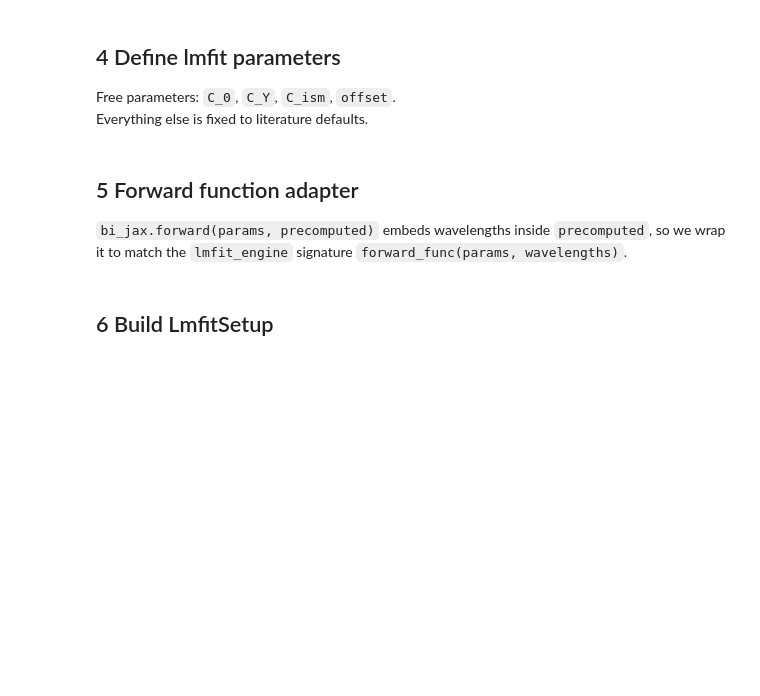
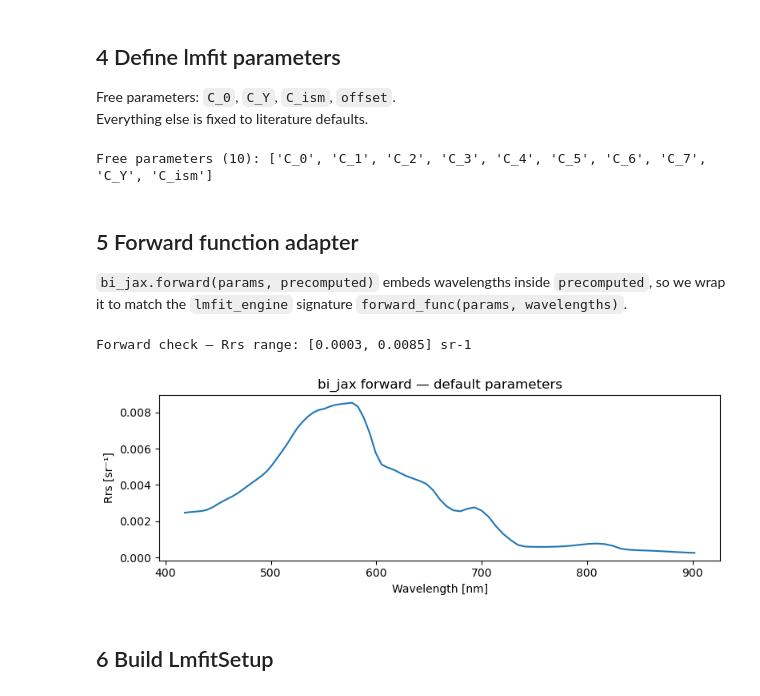
Before and after one commit to CMLandOcean/bio_optics, a Jupyter notebook: notebooks/15_lmfit_superpixel_bi.ipynb, the cells around one changed output. Saved outputs shown, nothing was run; the diff lists cells and outputs as text; code cells hidden in the pictures; blank space fills up the shorter version.

```diff
--- a/notebooks/15_lmfit_superpixel_bi.ipynb
+++ b/notebooks/15_lmfit_superpixel_bi.ipynb
@@ -67,18 +104,21 @@ params = lmfit.Parameters()
 
 # --- free parameters --------------------------------------------------------
 params.add('C_0',   value=2.0,  min=0.0,   max=200.0, vary=True)   # phy class 0 [ug/L]
+params.add('C_1',   value=2.0,  min=0.0,   max=200.0, vary=True)   # phy class 1 [ug/L]
+params.add('C_2',   value=2.0,  min=0.0,   max=200.0, vary=True)   # phy class 2 [ug/L]
+params.add('C_3',   value=2.0,  min=0.0,   max=200.0, vary=True)   # phy class 3 [ug/L]
+params.add('C_4',   value=2.0,  min=0.0,   max=200.0, vary=True)   # phy class 4 [ug/L]
+params.add('C_5',   value=2.0,  min=0.0,   max=200.0, vary=True)   # phy class 5 [ug/L]
+params.add('C_6',   value=2.0,  min=0.0,   max=200.0, vary=True)   # phy class 6 [ug/L]
+params.add('C_7',   value=2.0,  min=0.0,   max=200.0, vary=True)   # phy class 7 [ug/L]
 params.add('C_Y',   value=0.2,  min=0.0,   max=10.0,  vary=True)   # CDOM abs at lambda_0_cdom [1/m]
 params.add('C_ism', value=2.0,  min=0.0,   max=200.0, vary=True)   # ISM [g/m3]
-params.add('offset',value=0.0,  min=-0.02, max=0.02,  vary=True)   # spectral offset [sr-1]
-
-# --- phytoplankton classes 1–7 (fixed to 0) ---------------------------------
-for i in range(1, 8):
-    params.add(f'C_{i}', value=0.0, vary=False)
+params.add('offset',value=0.0,  min=-0.02, max=0.02,  vary=False)   # spectral offset [sr-1]
 
 # --- CDOM -------------------------------------------------------------------
-params.add('S_cdom',        value=0.014, vary=False)   # spectral slope [1/nm]
-params.add('lambda_0_cdom', value=440.0, vary=False)   # reference wavelength [nm]
-params.add('K',             value=0.0,   vary=False)   # baseline absorption [1/m]
+params.add('S_cdom',        value=0.014, vary=False)
+params.add('lambda_0_cdom', value=440.0, vary=False)
+params.add('K',             value=0.0,   vary=False)
 
 # --- minerogenic detritus absorption ----------------------------------------
 params.add('A_md',        value=0.04,  vary=False)
@@ -100,8 +140,8 @@ params.add('x2',          value=1.0,   vary=False)
 params.add('lambda_0_c_d',value=550.0, vary=False)
 
 # --- temperature ------------------------------------------------------------
-params.add('T_W',   value=15.0, vary=False)   # water temperature [°C]
-params.add('T_W_0', value=15.0, vary=False)   # reference temperature [°C]
+params.add('T_W',   value=15.0, vary=False)
+params.add('T_W_0', value=15.0, vary=False)
 
 # --- phytoplankton packaging ------------------------------------------------
 params.add('A_phy',        value=0.06,  vary=False)
@@ -122,7 +162,9 @@ params.add('Gp0', value=0.0401, vary=False)
 params.add('Gp1', value=0.0841, vary=False)
 
 free = [n for n, p in params.items() if p.vary]
-print(f"Free parameters ({len(free)}): {free}")
+print(f'Free parameters ({len(free)}): {free}')
+# %% [output]
+Free parameters (10): ['C_0', 'C_1', 'C_2', 'C_3', 'C_4', 'C_5', 'C_6', 'C_7', 'C_Y', 'C_ism']
 # %% [markdown]
 ## 5  Forward function adapter
 
@@ -131,18 +173,21 @@ to match the `lmfit_engine` signature `forward_func(params, wavelengths)`.
 # %%
 def forward_func(params, wavelengths):
     """Adapter: lmfit_engine signature → bi_jax.forward."""
     return np.array(bi_jax.forward(params, pre))
 
 # quick sanity check
 Rrs_test = forward_func(params, wavelengths)
-print(f"Forward check — Rrs range: [{Rrs_test.min():.4f}, {Rrs_test.max():.4f}] sr-1")
+print(f'Forward check — Rrs range: [{Rrs_test.min():.4f}, {Rrs_test.max():.4f}] sr-1')
 
 plt.figure(figsize=(8, 3))
 plt.plot(wavelengths, Rrs_test)
 plt.xlabel('Wavelength [nm]')
-plt.ylabel('Rrs [sr⁻¹]')
+plt.ylabel('Rrs [sr\u207b\u00b9]')
 plt.title('bi_jax forward — default parameters')
 plt.tight_layout()
+# %% [output]
+Forward check — Rrs range: [0.0003, 0.0085] sr-1
+[figure, added]
 # %% [markdown]
 ## 6  Build LmfitSetup
 # %%
```
Also changed, not shown: parts of 14 cells of this notebook.
